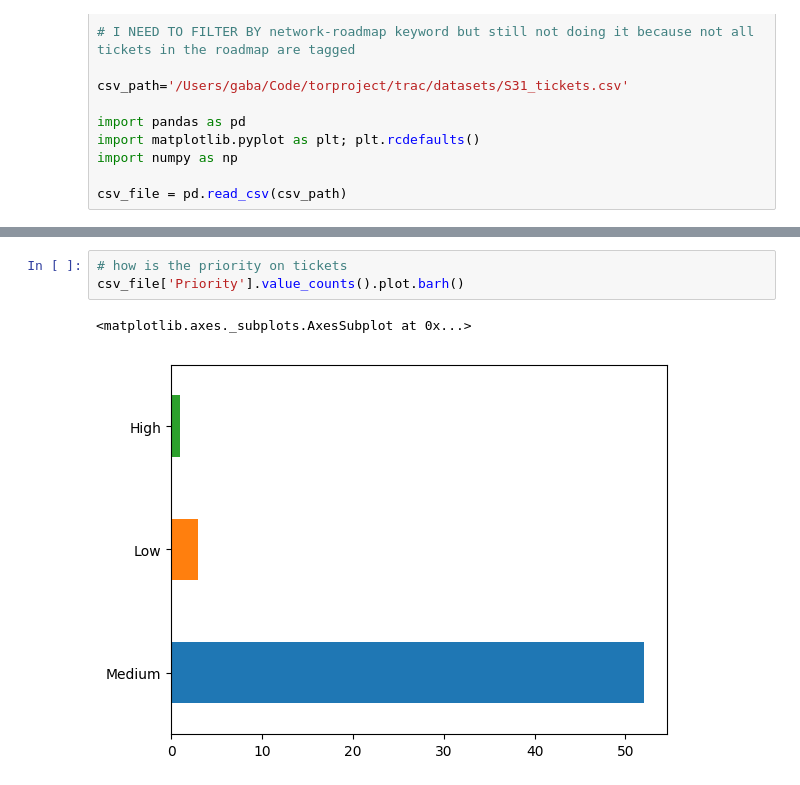
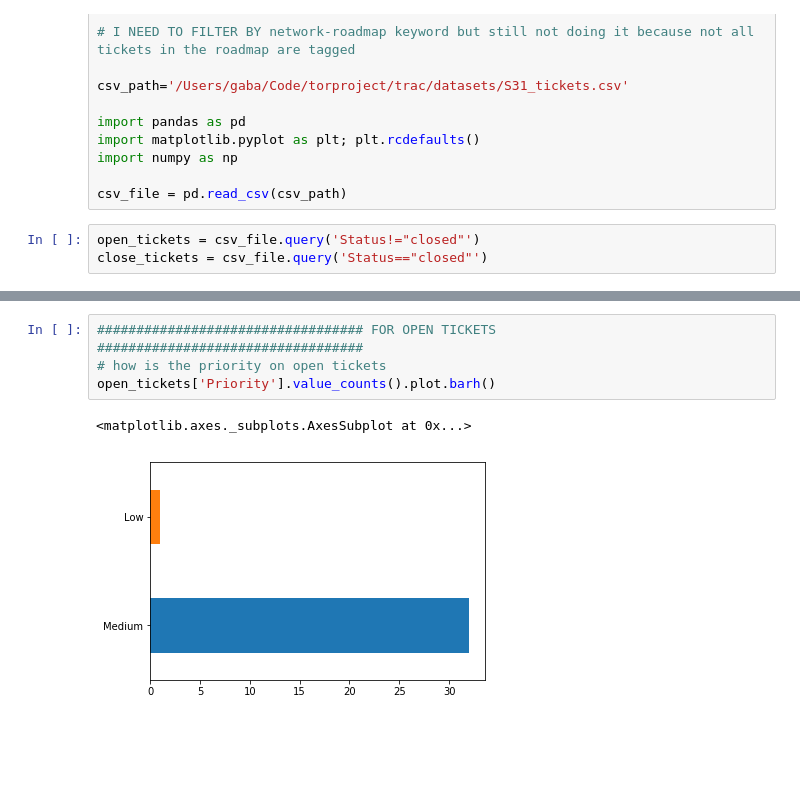
Before and after one commit to gabelula/trac-tor, a Jupyter notebook: Sponsor 31.ipynb, the cells around one changed output, grey strips where cells are left out. Saved outputs shown, nothing was run; the diff lists cells and outputs as text; blank space fills up the shorter version.

```diff
--- a/Sponsor 31.ipynb
+++ b/Sponsor 31.ipynb
@@ -11,3 +11,6 @@ import matplotlib.pyplot as plt; plt.rcdefaults()
 import numpy as np
 
 csv_file = pd.read_csv(csv_path)
+# %%
+open_tickets = csv_file.query('Status!="closed"')
+close_tickets = csv_file.query('Status=="closed"')
@@ -14,8 +36,9 @@ csv_file = pd.read_csv(csv_path)
 # %%
-# how is the priority on tickets
-csv_file['Priority'].value_counts().plot.barh()
+################################## FOR OPEN TICKETS ##################################
+# how is the priority on open tickets
+open_tickets['Priority'].value_counts().plot.barh()
 # %% [output]
 <matplotlib.axes._subplots.AxesSubplot at 0x...>
-[figure, old version]
+[figure, new version]
 # %%
 # which type of tickets
```
Also changed, not shown: parts of 11 cells of this notebook, 3 other files.
